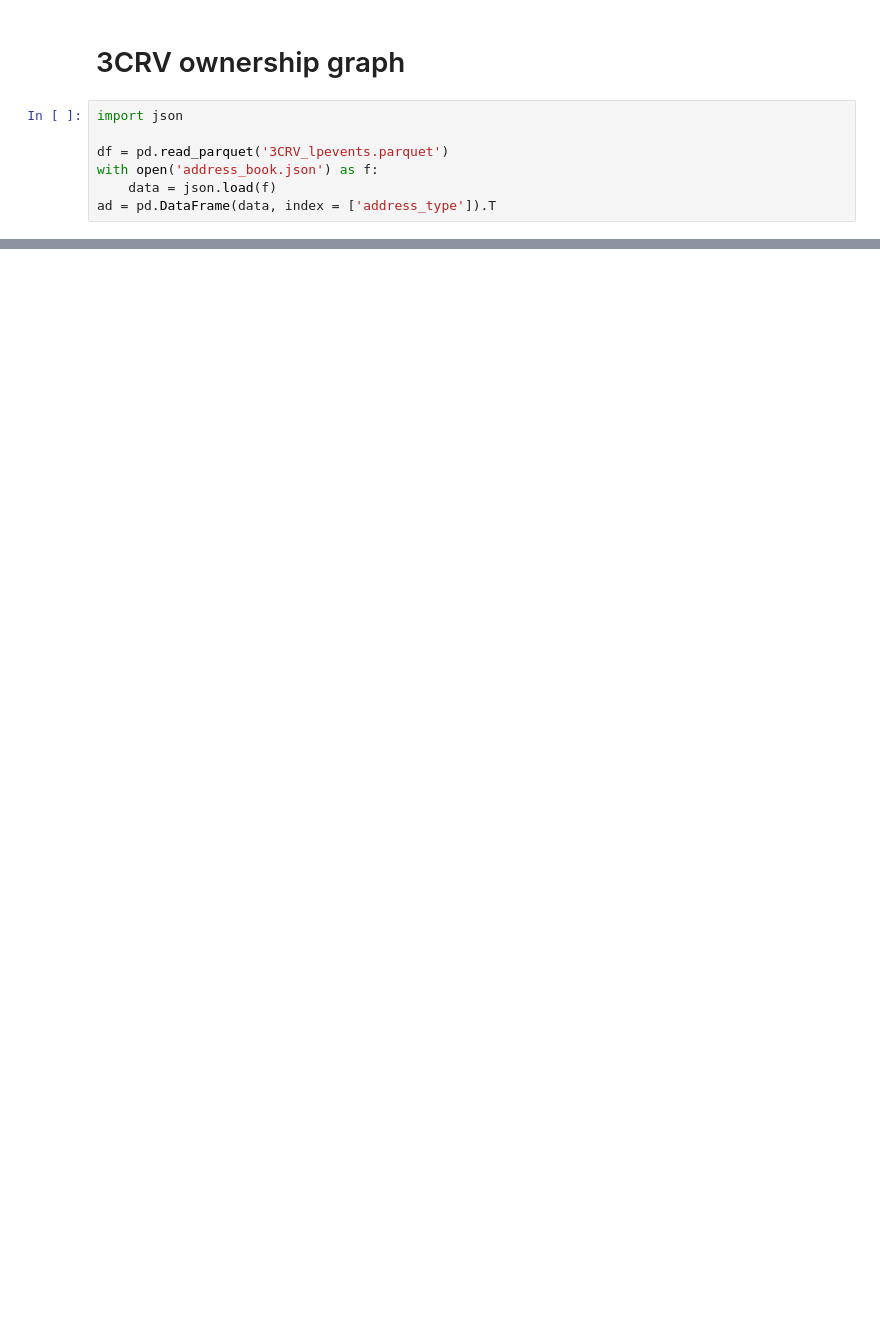
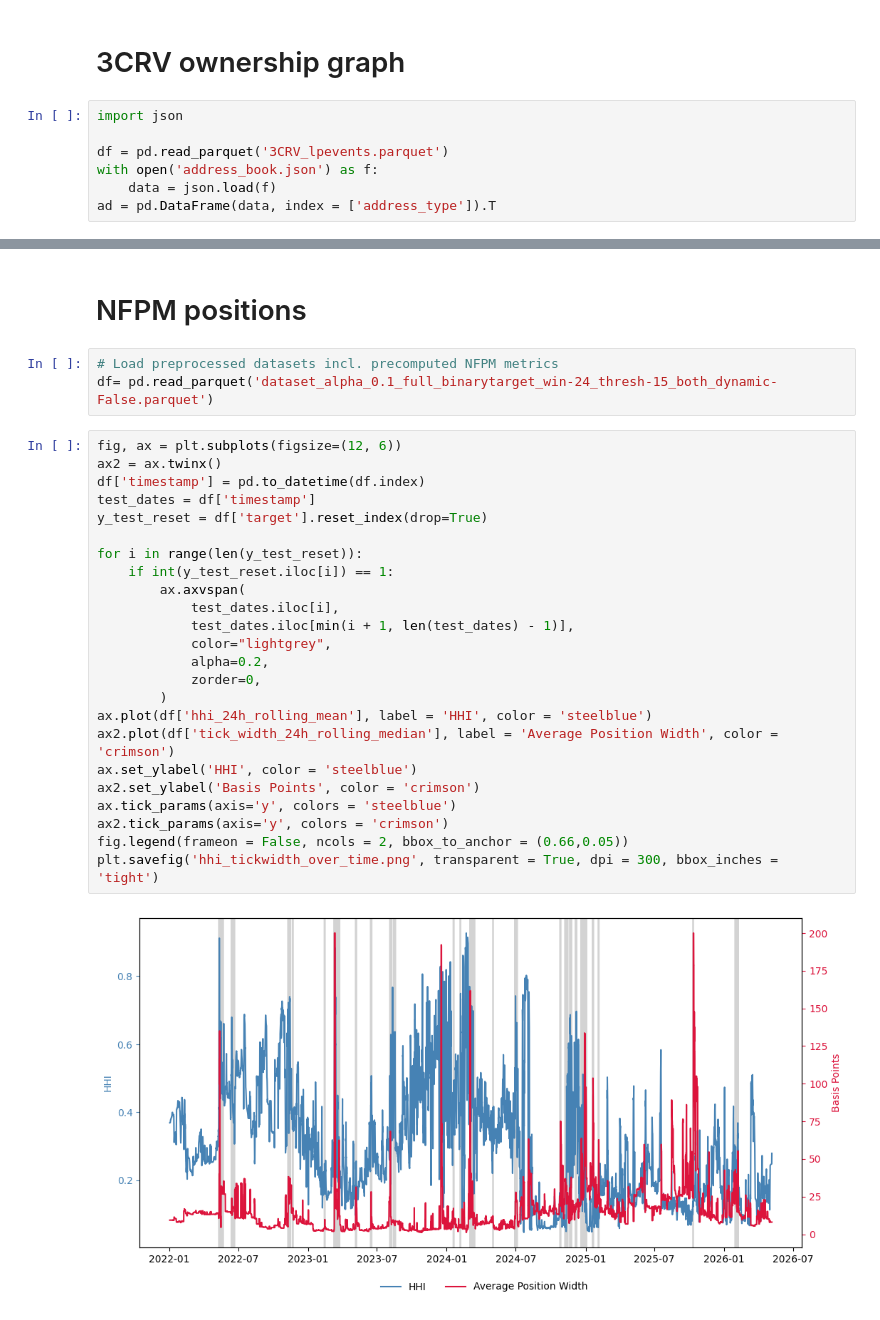
Before and after one commit to QuantLet/onchain-insights, a Jupyter notebook: 4. Stablecoin liquidity ownership/code.ipynb, the cells around one changed output, grey strips where cells are left out. Drawn from its saved outputs; the diff is of its cells as text; blank space fills up the shorter version.

```diff
--- a/4. Stablecoin liquidity ownership/code.ipynb
+++ b/4. Stablecoin liquidity ownership/code.ipynb
@@ -357,0 +410,31 @@ Graph: 48 nodes, 89 edges
+# %% [markdown]
+# NFPM positions
+# %%
+# Load preprocessed datasets incl. precomputed NFPM metrics
+df= pd.read_parquet('dataset_alpha_0.1_full_binarytarget_win-24_thresh-15_both_dynamic-False.parquet')
+# %%
+fig, ax = plt.subplots(figsize=(12, 6))
+ax2 = ax.twinx()
+df['timestamp'] = pd.to_datetime(df.index)
+test_dates = df['timestamp']
+y_test_reset = df['target'].reset_index(drop=True)
+
+for i in range(len(y_test_reset)):
+    if int(y_test_reset.iloc[i]) == 1:
+        ax.axvspan(
+            test_dates.iloc[i],
+            test_dates.iloc[min(i + 1, len(test_dates) - 1)],
+            color="lightgrey",
+            alpha=0.2,
+            zorder=0,
+        )
+ax.plot(df['hhi_24h_rolling_mean'], label = 'HHI', color = 'steelblue')
+ax2.plot(df['tick_width_24h_rolling_median'], label = 'Average Position Width', color = 'crimson')
+ax.set_ylabel('HHI', color = 'steelblue')
+ax2.set_ylabel('Basis Points', color = 'crimson')
+ax.tick_params(axis='y', colors = 'steelblue')
+ax2.tick_params(axis='y', colors = 'crimson')
+fig.legend(frameon = False, ncols = 2, bbox_to_anchor = (0.66,0.05))
+plt.savefig('hhi_tickwidth_over_time.png', transparent = True, dpi = 300, bbox_inches = 'tight')
+# %% [output]
+[figure, added]
```
Also changed, not shown: parts of 13 cells of this notebook, 6 other files.
